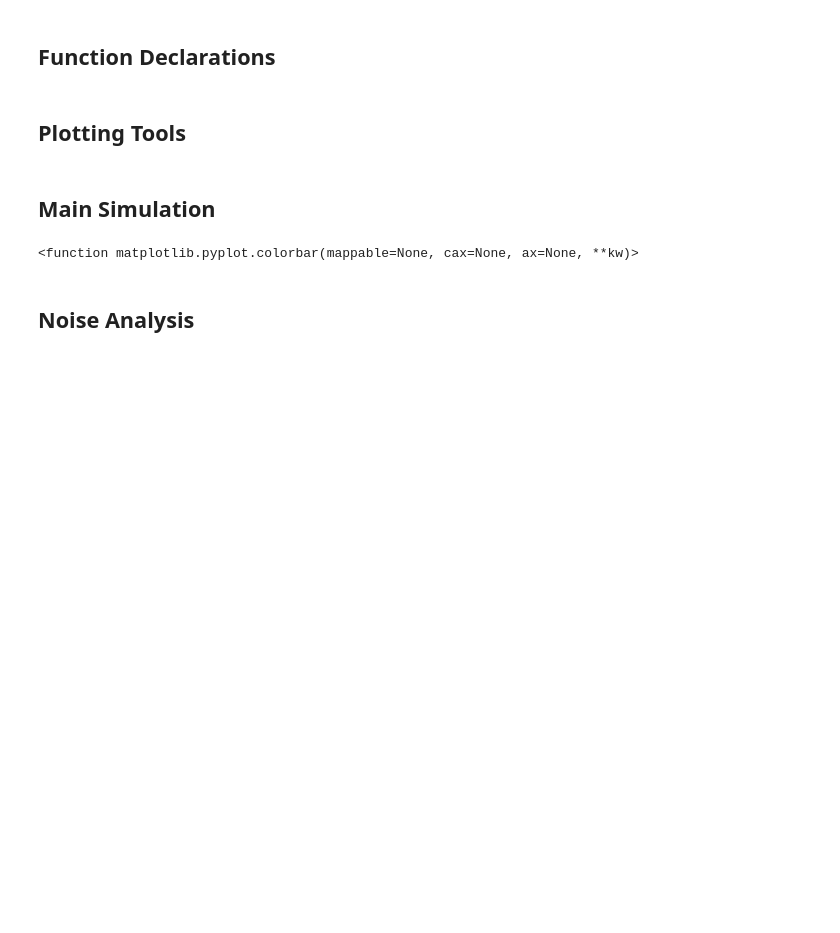
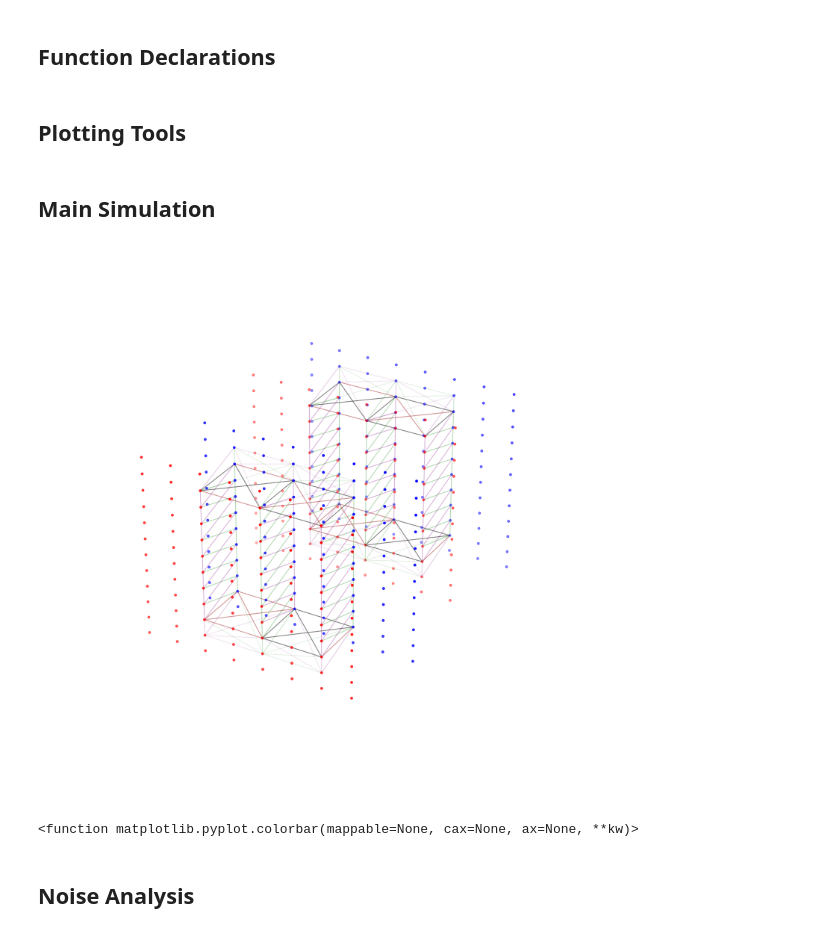
Before and after one commit to EmilOstergaard/3D-Cluster-Simulator, a Jupyter notebook: Cluster State Graph Final.ipynb, the cells around one changed output. Cells and saved outputs as stored; diff of their text form; code cells hidden in the pictures; blank space fills up the shorter version.

```diff
--- a/Cluster State Graph Final.ipynb
+++ b/Cluster State Graph Final.ipynb
@@ -292,34 +295,34 @@ cov = measure_nodes(range(177,191), cov)
 cov = measure_nodes(range(193,207), cov)
 cov = measure_nodes(range(369,383), cov)
 
-# rotation_nodes_pi4 = [148,131,84,67,152,135,88,71,156,139,92,75]
-# rotation_nodes_minus_pi4 = [116,99,52,35,120,103,56,39,124,107,60,43]
+rotation_nodes_pi4 = [148,131,84,67,152,135,88,71,156,139,92,75]
+rotation_nodes_minus_pi4 = [116,99,52,35,120,103,56,39,124,107,60,43]
 
-# rotation_nodes_pi4_second_layer = [i + bs_3*2 for i in rotation_nodes_pi4]
-# rotation_nodes_minus_pi4_second_layer = [i + bs_3*2 for i in rotation_nodes_minus_pi4]
+rotation_nodes_pi4_second_layer = [i + bs_3*2 for i in rotation_nodes_pi4]
+rotation_nodes_minus_pi4_second_layer = [i + bs_3*2 for i in rotation_nodes_minus_pi4]
 
-# for mode in rotation_nodes_pi4:
-#     cov = rotate_node(mode, np.pi/4, cov)
-#     cov = measure_nodes([mode], cov)
+for mode in rotation_nodes_pi4:
+    cov = rotate_node(mode, np.pi/4, cov)
+    cov = measure_nodes([mode], cov)
 
-# for mode in rotation_nodes_minus_pi4:
-#     cov = rotate_node(mode, -np.pi/4, cov)
-#     cov = measure_nodes([mode], cov)
+for mode in rotation_nodes_minus_pi4:
+    cov = rotate_node(mode, -np.pi/4, cov)
+    cov = measure_nodes([mode], cov)
 
-# for mode in rotation_nodes_pi4_second_layer:
-#     cov = rotate_node(mode, np.pi/4, cov)
-#     cov = measure_nodes([mode], cov)
+for mode in rotation_nodes_pi4_second_layer:
+    cov = rotate_node(mode, np.pi/4, cov)
+    cov = measure_nodes([mode], cov)
 
-# for mode in rotation_nodes_minus_pi4_second_layer:
-#     cov = rotate_node(mode, -np.pi/4, cov)
-#     cov = measure_nodes([mode], cov)
+for mode in rotation_nodes_minus_pi4_second_layer:
+    cov = rotate_node(mode, -np.pi/4, cov)
+    cov = measure_nodes([mode], cov)
 
-# # remove top and bottom layers (2D)
-# cov = measure_nodes([19,20,36,23,24,40,27,28,44], cov)
-# cov = measure_nodes([163,164,147,167,168,151,171,172,155], cov)
+# remove top and bottom layers (2D)
+cov = measure_nodes([19,20,36,23,24,40,27,28,44], cov)
+cov = measure_nodes([163,164,147,167,168,151,171,172,155], cov)
 
-# cov = measure_nodes([211, 212, 228, 215, 216, 232, 219, 220, 236], cov)
-# cov = measure_nodes([355, 356, 339, 359, 360, 343, 363, 364, 347], cov)
+cov = measure_nodes([211, 212, 228, 215, 216, 232, 219, 220, 236], cov)
+cov = measure_nodes([355, 356, 339, 359, 360, 343, 363, 364, 347], cov)
 
 # cov = np.real(cov)
 
@@ -328,11 +331,10 @@ cov = measure_nodes(range(369,383), cov)
 #         if abs(cov[i][j]) < 1e-3*np.tanh(2*r):
 #             cov[i][j] = 0
 
-# cov= Z2
-
-np.savetxt('check.csv', cov/np.tanh(2*r), delimiter=',')
+# np.savetxt('check.csv', cov/np.tanh(2*r), delimiter=',')
 
 offset = 0.01
+
 
 for i in range(num_modes*2):
     for k in range(i+1, num_modes*2):
@@ -370,33 +372,35 @@ for i in range(num_modes*2):
 
         elif cov[i][k]>(1/4)*(1-offset) and cov[i][k]<(1/4)*(1+offset):
             #weight is 1/4*tanh(2r)
             draw_line(i,k,0.2,'purple')
 
         elif cov[i][k]<(-1/4)*(1-offset) and cov[i][k]>(-1/4)*(1+offset):
             #weight is -1/4*tanh(2r)
             draw_line(i,k,0.2,'green')
 
         elif cov[i][k]>(1/(4*np.sqrt(2)))*(1-offset) and cov[i][k]<(1/(4*np.sqrt(2)))*(1+offset):
             #weight is 1/4*sqrt(2)*tanh(2r)
             draw_line(i,k,0.15,'purple')
 
         elif cov[i][k]<(-1/(4*np.sqrt(2)))*(1-offset) and cov[i][k]>(-1/(4*np.sqrt(2)))*(1+offset):
             #weight is -1/4*sqrt(2)*tanh(2r)
             draw_line(i,k,0.15,'green')
 
         elif cov[i][k]>(1/8)*(1-offset) and cov[i][k]<(1/8)*(1+offset):
             #weight is 1/8*tanh(2r)
             draw_line(i,k,0.1,'purple')
 
         elif cov[i][k]<(-1/8)*(1-offset) and cov[i][k]>(-1/8)*(1+offset):
             #weight is -1/8*tanh(2r)
             draw_line(i,k,0.1,'green')
 
         elif abs(cov[i][k])>0.001:
             if cov[i][k] < 0:
                 draw_line(i,k,0.5,'brown')
             else:
                 draw_line(i,k,0.5,'black')
+# %% [output]
+[figure, added]
 # %%
 plt.matshow(cov/np.tanh(2*r))
 plt.colorbar
```
Also changed, not shown: parts of 2 cells of this notebook, 3 other files.
